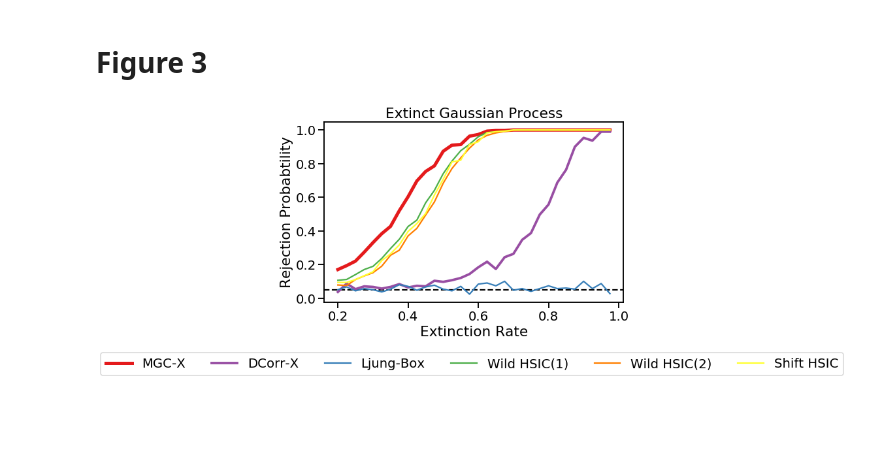
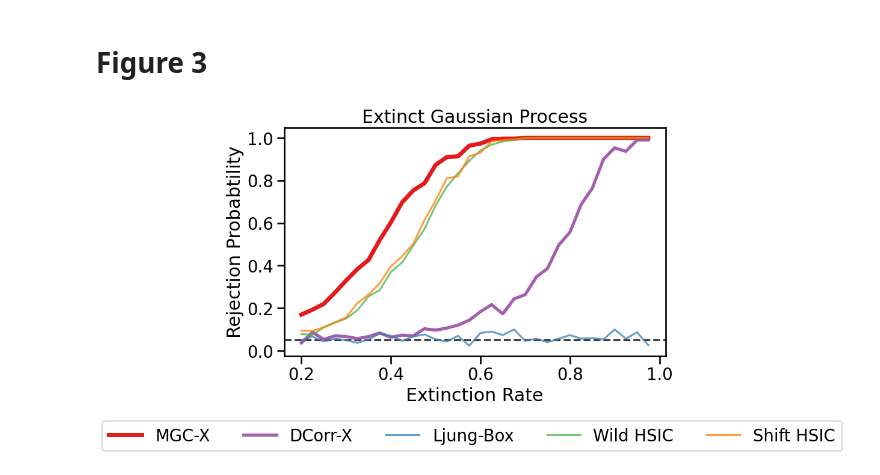
Before and after one commit to neurodata/mgcx, a Jupyter notebook: generate_plot.ipynb, the cells around one changed output. Drawn from its saved outputs; the diff is of its cells as text; code cells hidden in the pictures; blank space fills up the shorter version.

```diff
--- a/generate_plot.ipynb
+++ b/generate_plot.ipynb
@@ -189,7 +200,7 @@ df = load_power_curves(processes=processes)
 for i, process in enumerate(processes):
     tmp = df[df.process==process].melt(
         id_vars='n',
-        value_vars=['mgcx', 'dcorrx', 'ljungx', 'wildHSIC', 'wildHSIC2', 'shiftHSIC']
+        value_vars=['mgcx', 'dcorrx', 'ljungx', 'wildHSIC2', 'shiftHSIC']
     )
     ax[i].axhline(y=0.05, ls="--", c="k")
     sns.lineplot(
@@ -212,16 +223,20 @@ for i, process in enumerate(processes):
     for line in ax[i].get_lines():
         if line.get_c() == "#e41a1c":
             line.set_linewidth(5)
-        if line.get_c() == "#984ea3":
+            line.set_alpha(1)
+        elif line.get_c() == "#984ea3":
             line.set_linewidth(3.75)
+            line.set_alpha(0.9)
+        else:
+            line.set_alpha(0.75)
 
 fig.text(0.5, -0.05, "Sample Size", va='center', ha='center')
 
 # Deal with legends
 handles, labels = ax[0].get_legend_handles_labels()
 legend = fig.legend(
-    handles[1:],
-    ['MGC-X', 'DCorr-X', 'Ljung-Box', 'Wild HSIC(1)', 'Wild HSIC(2)', 'Shift HSIC'],
+    handles[:],
+    ['MGC-X', 'DCorr-X', 'Ljung-Box', 'Wild HSIC', 'Shift HSIC'],
     ncol = 7,
     loc='lower center',
     bbox_to_anchor=(.5, -0.25),
@@ -229,4 +244,5 @@ legend = fig.legend(
 )
 
 fig.savefig("figure2.png", dpi=300, bbox_inches='tight')
+fig.savefig("figure2.pdf", dpi=300, bbox_inches='tight')
 # %% [output]
@@ -240,42 +256,47 @@ df = load_extinct_gaussian()
 tmp = df.melt(
         id_vars='extinction_rate',
         value_vars=['MGC-X_powers', 'DCorr-X_powers',
-                    'LjungX_powers', 'wildHSIC_powers',
+                    'LjungX_powers',
                     'wildHSIC2_powers', 'shiftHSIC_powers']
     )
 ax.axhline(y=0.05, ls="--", c="k")
 sns.lineplot(data=tmp, x = 'extinction_rate', y='value', hue='variable', ax=ax, palette=colors)
 ax.set_title("Extinct Gaussian Process")
 ax.set_xlabel("Extinction Rate")
 ax.set_ylabel("Rejection Probabtility")
 ax.get_legend().remove()
 
 for line in ax.get_lines():
     if line.get_c() == "#e41a1c":
         line.set_linewidth(5)
-    if line.get_c() == "#984ea3":
-            line.set_linewidth(3.75)
+        line.set_alpha(1)
+    elif line.get_c() == "#984ea3":
+        line.set_linewidth(3.75)
+        line.set_alpha(0.9)
+    else:
+        line.set_alpha(0.75)
 
 # Deal with legends
 handles, labels = ax.get_legend_handles_labels()
 
 # legend = fig.legend(
 #     handles[1:],
 #     ['MGC-X', 'DCorr-X', 'Ljung-BoX', 'Wild HSIC(1)', 'Wild HSIC(2)', 'Shift HSIC'],
 #     ncol = 1,
 #     loc='right',
 #     bbox_to_anchor=(1.4, .5),
 #     bbox_transform=plt.gcf().transFigure
 # )
 legend = fig.legend(
-    handles[1:],
-    ['MGC-X', 'DCorr-X', 'Ljung-Box', 'Wild HSIC(1)', 'Wild HSIC(2)', 'Shift HSIC'],
+    handles[:],
+    ['MGC-X', 'DCorr-X', 'Ljung-Box', 'Wild HSIC', 'Shift HSIC'],
     ncol = 7,
     loc='lower center',
     bbox_to_anchor=(.55, -0.175),
     bbox_transform=plt.gcf().transFigure
 )
 
 fig.savefig("figure3.png", dpi=300, bbox_inches='tight')
+fig.savefig("figure3.pdf", dpi=300, bbox_inches='tight')
 # %% [output]
-[figure, old version]
+[figure, new version]
```
Also changed, not shown: parts of 3 cells of this notebook, 6 other files.
